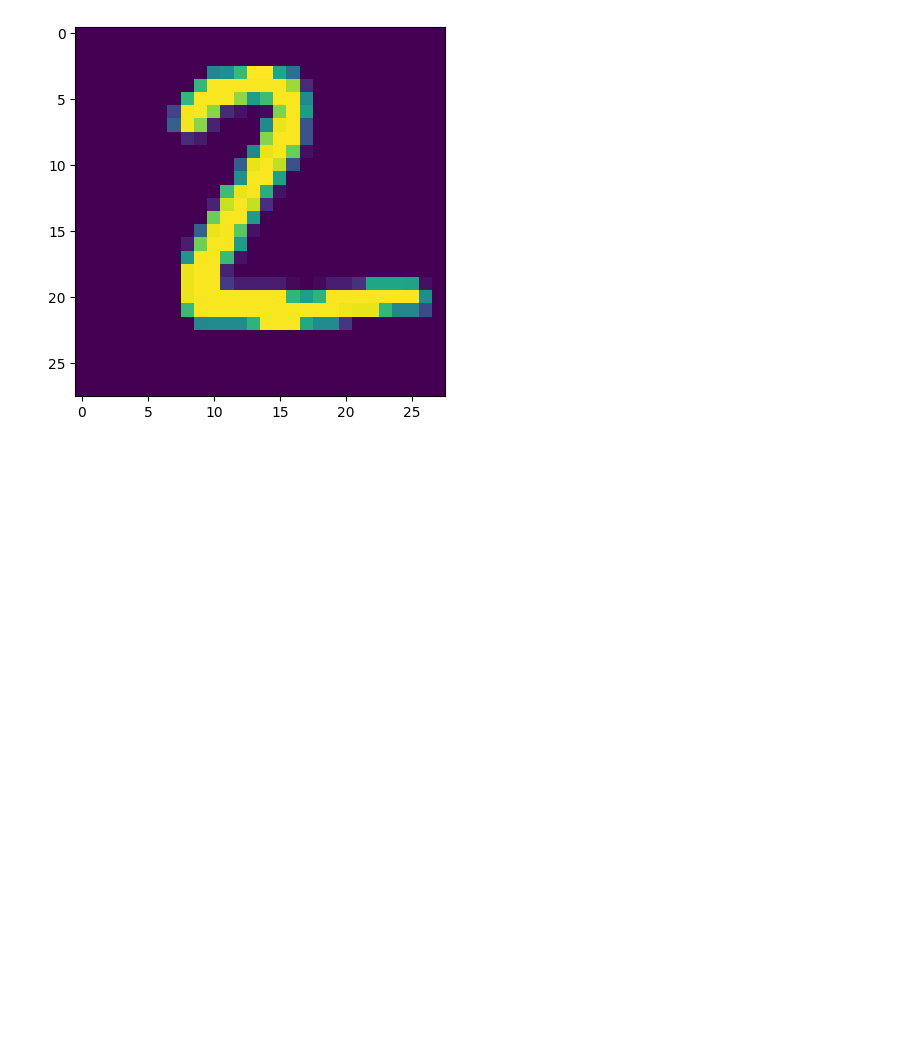
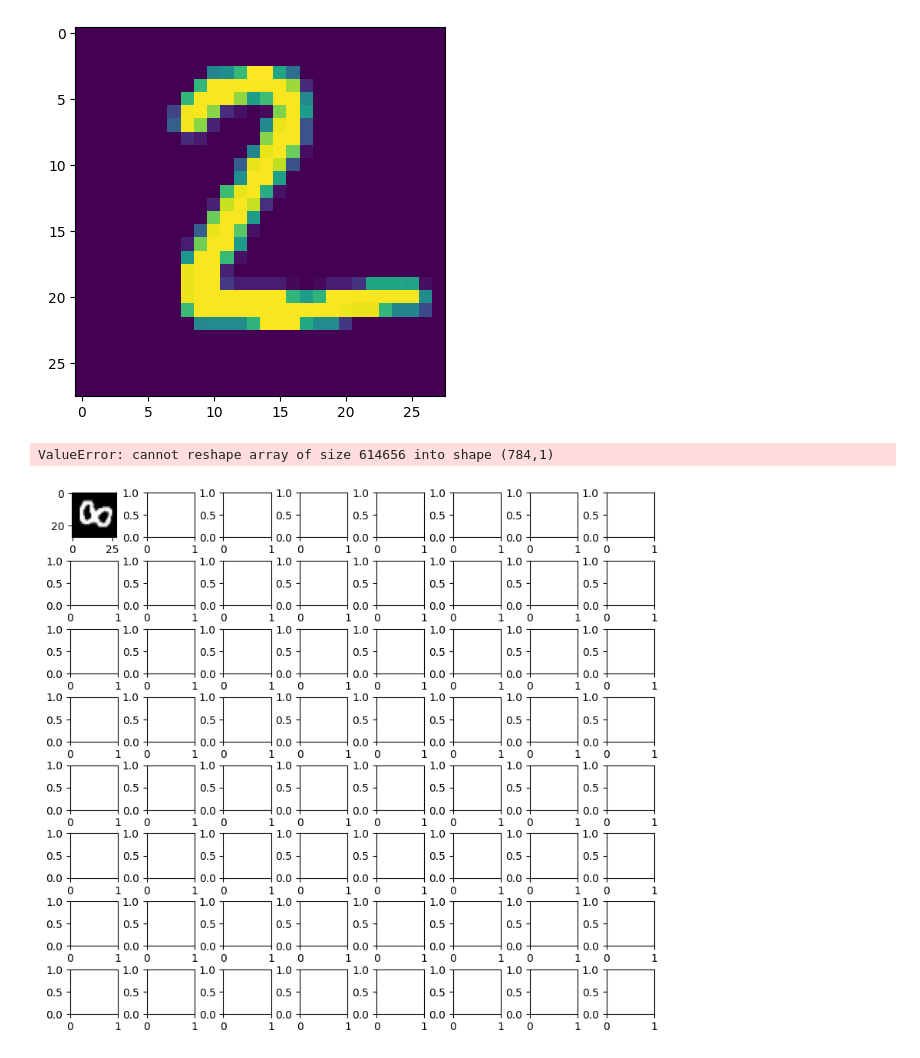
Before and after one commit to syedmeesamali/CourseraPlus, a Jupyter notebook: 2_TOOLS/2_TensorFlow/7_Neural_Network/digit_recognition_tf.ipynb, the cells around one changed output. Cells and saved outputs as stored; diff of their text form; code cells hidden in the pictures; blank space fills up the shorter version.

```diff
--- a/2_TOOLS/2_TensorFlow/7_Neural_Network/digit_recognition_tf.ipynb
+++ b/2_TOOLS/2_TensorFlow/7_Neural_Network/digit_recognition_tf.ipynb
@@ -167,3 +166,29 @@ plt.imshow(X_test[1].reshape(28, 28))
 # %% [output]
 <matplotlib.image.AxesImage at 0x...>
 [figure]
+# %%
+# Some comparison
+import warnings
+warnings.simplefilter(action='ignore', category=FutureWarning)
+
+m, n = X_train.shape
+fig, axes = plt.subplots(8, 8, figsize = (8, 8))
+fig.tight_layout(pad = 0.1, rect = [0, 0.03, 1, 0.92]) # (left, bot, right, top)
+for i, ax in enumerate(axes.flat):
+    random_index = np.random.randint(m)
+    #select random indices
+    X_random_reshape = X_train[random_index].reshape((28, 28)).T
+    ax.imshow(X_random_reshape, cmap='gray')
+    predicts = model.predict(X_train[X_random_reshape].reshape(784, 1))
+    if predicts >= 0.5:
+        yhat = 1
+    else:
+        yhat = 0
+
+    ax.set_title(f"{y_train[random_index, 0]}, {yhat}")
+    ax.set_axis_off()
+fig.suptitle("Label, yhat", fontsize = 16)
+plt.show()
+# %% [output]
+ValueError: cannot reshape array of size 614656 into shape (784,1)
+[figure, added]
```
Also changed, not shown: parts of 5 cells of this notebook.
